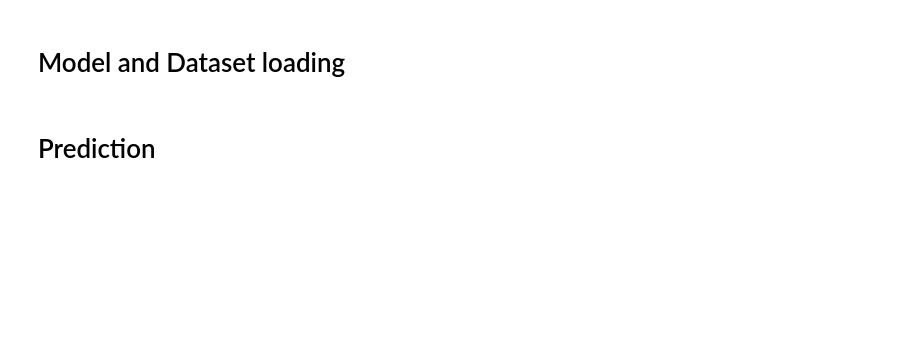
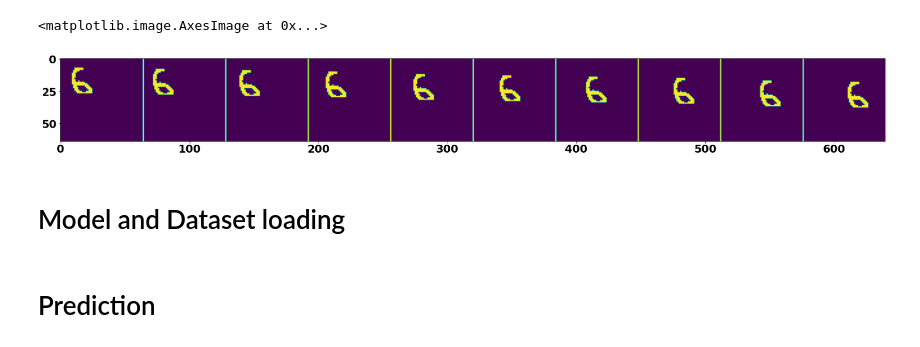
Before and after one commit to dariush-salami/attention-based-edge-convolution, a Jupyter notebook: eval_mmnist.ipynb, the cells around one changed output. Saved outputs shown, nothing was run; the diff lists cells and outputs as text; code cells hidden in the pictures; blank space fills up the shorter version.

```diff
--- a/eval_mmnist.ipynb
+++ b/eval_mmnist.ipynb
@@ -55,6 +56,15 @@ def point_to_image(input):
     for j in range(1, 10):
         im[:, :, j * 64] = 255
     return [Image.fromarray(i, 'L') for i in im]
+# %%
+m = []
+for data in test_loader:
+    m = m + point_to_image(data.x[:, 1:].numpy())
+fig = plt.figure(figsize=(30,10))
+plt.imshow(m[0])
+# %% [output]
+<matplotlib.image.AxesImage at 0x...>
+[figure, added]
 # %%
 def plot_seq(index):
     fig = plt.figure(figsize=(30,10))
```
Also changed, not shown: parts of 5 cells of this notebook, 2 other files.
